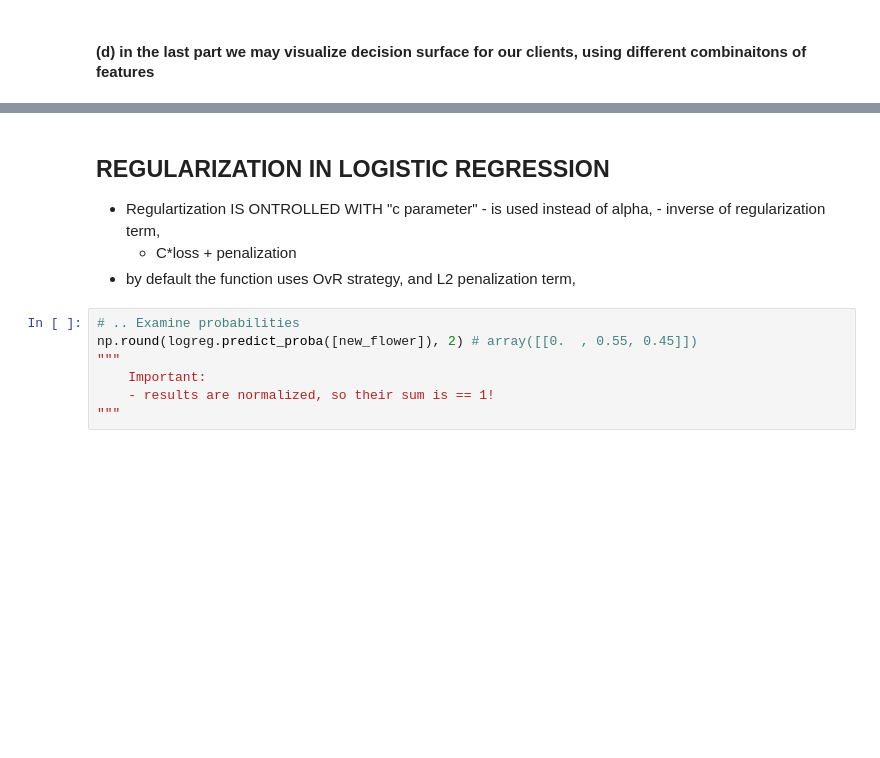
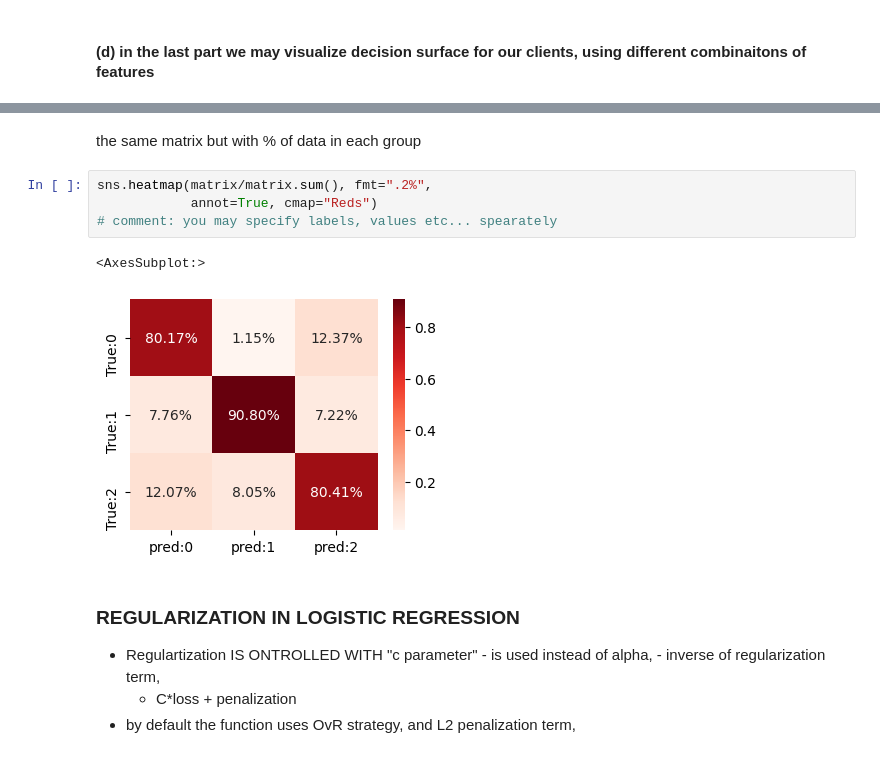
Before and after one commit to PawelRosikiewicz/MachineLearning, a Jupyter notebook: MachineLearning_code_examples/Logistic_Regression.ipynb, the cells around one changed output, grey strips where cells are left out. Cells and saved outputs as stored; diff of their text form; blank space fills up the shorter version.

```diff
--- a/MachineLearning_code_examples/Logistic_Regression.ipynb
+++ b/MachineLearning_code_examples/Logistic_Regression.ipynb
@@ -436,13 +404,14 @@ array([[0.47, 0.19, 0.34],
+# %% [markdown]
+the same matrix but with % of data in each group
+# %%
+sns.heatmap(matrix/matrix.sum(), fmt=".2%",
+            annot=True, cmap="Reds")
+# comment: you may specify labels, values etc... spearately
+# %% [output]
+<AxesSubplot:>
+[figure, added]
 # %% [markdown]
-## REGULARIZATION IN LOGISTIC REGRESSION
-
+### REGULARIZATION IN LOGISTIC REGRESSION
 * Regulartization IS ONTROLLED WITH "c parameter" - is used instead of alpha, - inverse of regularization term,
     * C*loss + penalization
 * by default the function uses OvR strategy, and L2 penalization term,
-# %%
-# .. Examine probabilities
-np.round(logreg.predict_proba([new_flower]), 2) # array([[0.  , 0.55, 0.45]])
-"""
-    Important:
-    - results are normalized, so their sum is == 1!
-"""
```
Also changed, not shown: parts of 27 cells of this notebook.
